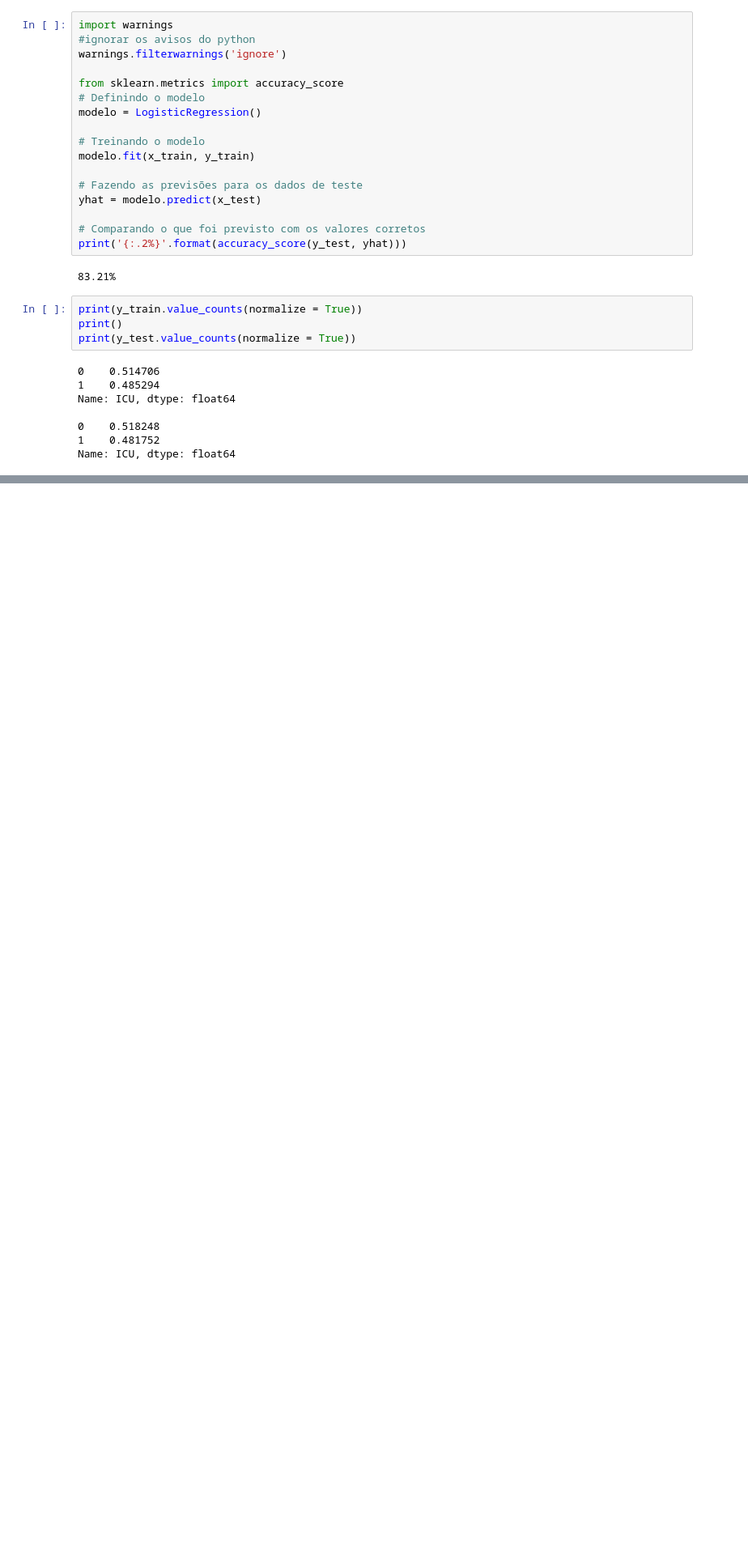
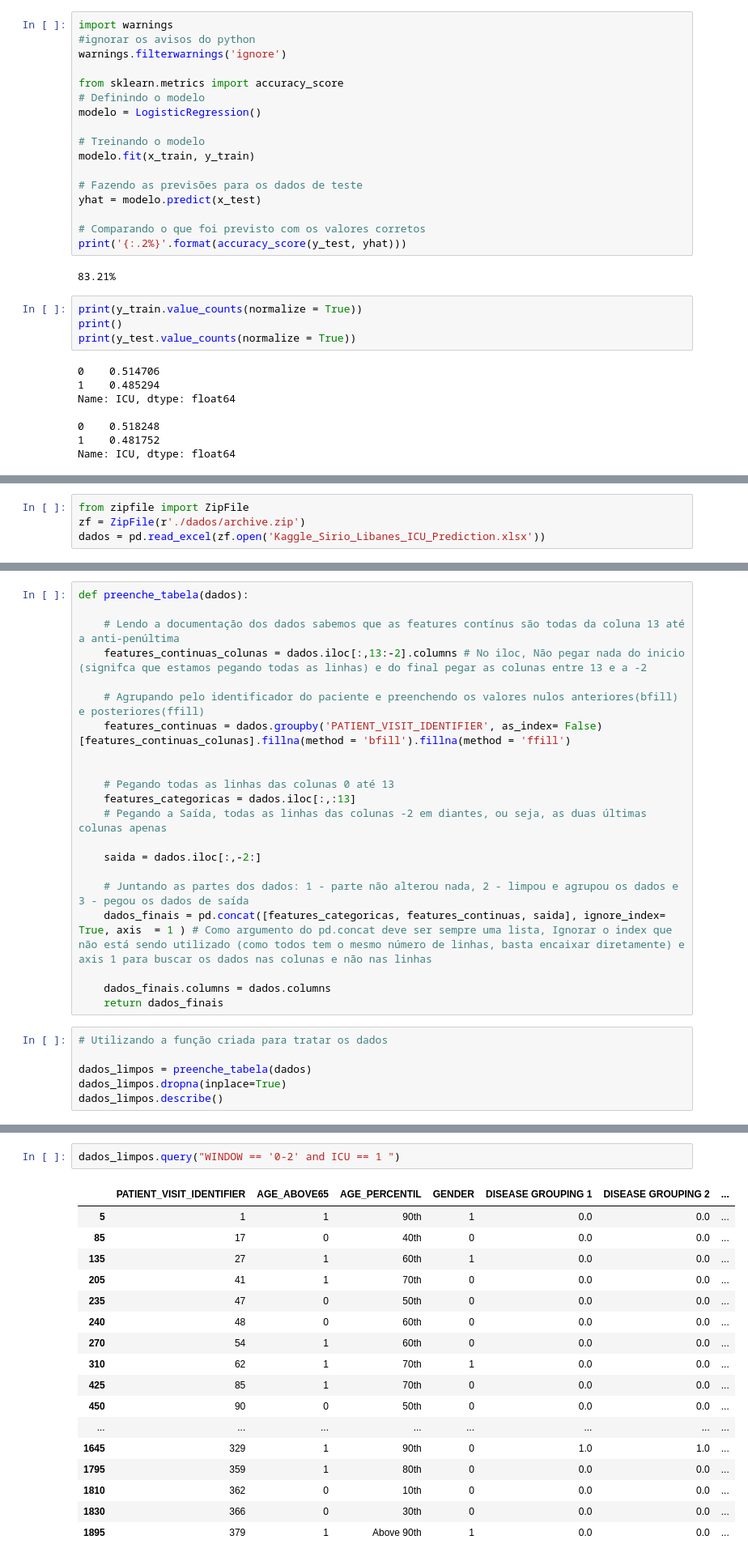
Before and after one commit to antoniodragoc/Bootcamp_Data_Science_Aplicada, a Jupyter notebook: Modulo04/m04a05.ipynb, the cells around one changed output, grey strips where cells are left out. Shown at 81% size. Cells and saved outputs as stored; diff of their text form; blank space fills up the shorter version.

```diff
--- a/Modulo04/m04a05.ipynb
+++ b/Modulo04/m04a05.ipynb
@@ -167,0 +172,4 @@ Name: ICU, dtype: float64
+# %%
+from zipfile import ZipFile
+zf = ZipFile(r'./dados/archive.zip')
+dados = pd.read_excel(zf.open('Kaggle_Sirio_Libanes_ICU_Prediction.xlsx'))
@@ -167,0 +178,27 @@ Name: ICU, dtype: float64
+# %%
+def preenche_tabela(dados):
+
+    # Lendo a documentação dos dados sabemos que as features contínus são todas da coluna 13 até a anti-penúltima
+    features_continuas_colunas = dados.iloc[:,13:-2].columns # No iloc, Não pegar nada do inicio (signifca que estamos pegando todas as linhas) e do final pegar as colunas entre 13 e a -2
+
+    # Agrupando pelo identificador do paciente e preenchendo os valores nulos anteriores(bfill) e posteriores(ffill)
+    features_continuas = dados.groupby('PATIENT_VISIT_IDENTIFIER', as_index= False)[features_continuas_colunas].fillna(method = 'bfill').fillna(method = 'ffill')
+
+
+    # Pegando todas as linhas das colunas 0 até 13
+    features_categoricas = dados.iloc[:,:13]
+    # Pegando a Saída, todas as linhas das colunas -2 em diantes, ou seja, as duas últimas colunas apenas
+
+    saida = dados.iloc[:,-2:]
+
+    # Juntando as partes dos dados: 1 - parte não alterou nada, 2 - limpou e agrupou os dados e 3 - pegou os dados de saída
+    dados_finais = pd.concat([features_categoricas, features_continuas, saida], ignore_index= True, axis  = 1 ) # Como argumento do pd.concat deve ser sempre uma lista, Ignorar o index que não está sendo utilizado (como todos tem o mesmo número de linhas, basta encaixar diretamente) e axis 1 para buscar os dados nas colunas e não nas linhas
+
+    dados_finais.columns = dados.columns
+    return dados_finais
+# %%
+# Utilizando a função criada para tratar os dados
+
+dados_limpos = preenche_tabela(dados)
+dados_limpos.dropna(inplace=True)
+dados_limpos.describe()
@@ -167,0 +216,20 @@ Name: ICU, dtype: float64
+# %%
+dados_limpos.query("WINDOW == '0-2' and ICU == 1 ")
+# %% [output]
+|  | PATIENT_VISIT_IDENTIFIER | AGE_ABOVE65 | AGE_PERCENTIL | GENDER | DISEASE GROUPING 1 | DISEASE GROUPING 2 | ... |
+| 5 | 1 | 1 | 90th | 1 | 0.0 | 0.0 | ... |
+| 85 | 17 | 0 | 40th | 0 | 0.0 | 0.0 | ... |
+| 135 | 27 | 1 | 60th | 1 | 0.0 | 0.0 | ... |
+| 205 | 41 | 1 | 70th | 0 | 0.0 | 0.0 | ... |
+| 235 | 47 | 0 | 50th | 0 | 0.0 | 0.0 | ... |
+| 240 | 48 | 0 | 60th | 0 | 0.0 | 0.0 | ... |
+| 270 | 54 | 1 | 60th | 0 | 0.0 | 0.0 | ... |
+| 310 | 62 | 1 | 70th | 1 | 0.0 | 0.0 | ... |
+| 425 | 85 | 1 | 70th | 0 | 0.0 | 0.0 | ... |
+| 450 | 90 | 0 | 50th | 0 | 0.0 | 0.0 | ... |
+| ... | ... | ... | ... | ... | ... | ... | ... |
+| 1645 | 329 | 1 | 90th | 0 | 1.0 | 1.0 | ... |
+| 1795 | 359 | 1 | 80th | 0 | 0.0 | 0.0 | ... |
+| 1810 | 362 | 0 | 10th | 0 | 0.0 | 0.0 | ... |
+| 1830 | 366 | 0 | 30th | 0 | 0.0 | 0.0 | ... |
+| 1895 | 379 | 1 | Above 90th | 1 | 0.0 | 0.0 | ... |
```
Also changed, not shown: parts of 18 cells of this notebook, 1 other file.
